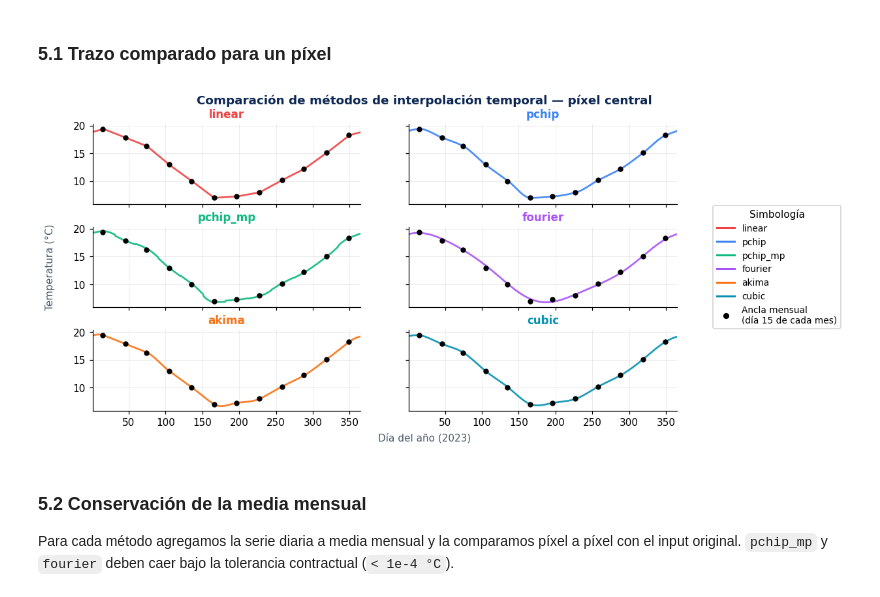
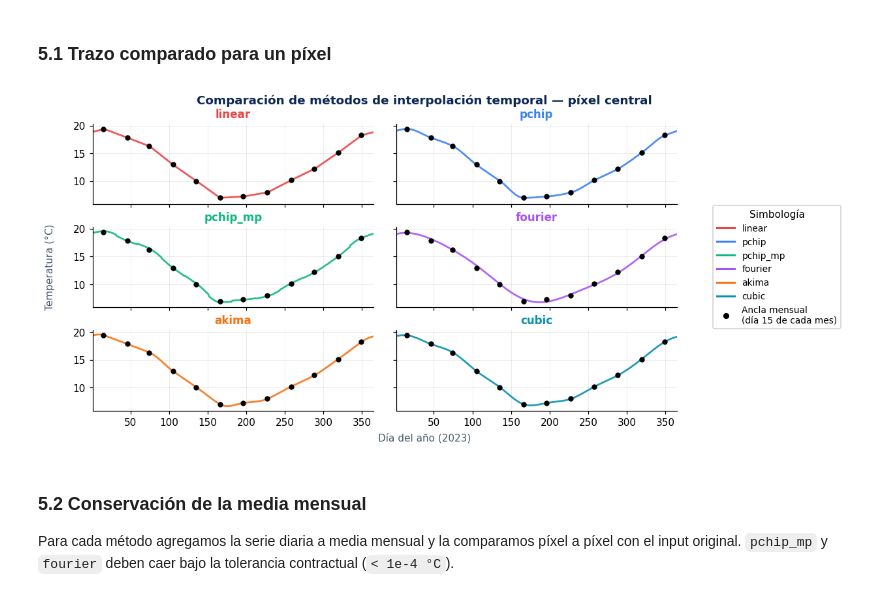
Before and after one commit to djwillichile/tempify, a Jupyter notebook: docs/tutorials/01-getting-started.ipynb, the cells around one changed output. Cells and saved outputs as stored; diff of their text form; code cells hidden in the pictures.

```diff
--- a/docs/tutorials/01-getting-started.ipynb
+++ b/docs/tutorials/01-getting-started.ipynb
@@ -111,12 +111,12 @@ El método recomendado por defecto es `pchip_mp` (PCHIP con conservación iterat
 
 La API es de tres líneas: `PipelineConfig` → `TempifyPipeline(cfg).run(input_dir)` → `result`.
 # %%
-OUT_DIR = Path("out") / "cubic"
+OUT_DIR = Path("out") / "pchip_mp"
 if OUT_DIR.exists():
     shutil.rmtree(OUT_DIR)
 
 cfg = PipelineConfig(
-    method="cubic",
+    method="pchip_mp",
     target_year=2023,
     output_dir=OUT_DIR,
     output_format="netcdf",
@@ -374,35 +377,35 @@ anchor_handle = mlines.Line2D(
     marker="o",
     markersize=5,
     linestyle="None",
     label="Ancla mensual\n(día 15 de cada mes)",
 )
 
 legend_handles = method_handles + [anchor_handle]
 
 fig.legend(
     handles=legend_handles,
     loc="center left",
     bbox_to_anchor=(0.86, 0.50),
     fontsize=9,
     frameon=True,
     framealpha=0.9,
     title="Simbología",
     title_fontsize=10,
 )
 
 # Deja espacio a la derecha para la leyenda
 fig.subplots_adjust(
     left=0.08,
     right=0.82,
     top=0.90,
     bottom=0.10,
-    wspace=0.18,
+    wspace=0.08,
     hspace=0.28,
 )
 
 plt.show()
 # %% [output]
-[figure, old version]
+[figure, new version]
 # %% [markdown]
 ### 5.2 Conservación de la media mensual
 
```
Also changed, not shown: parts of 4 cells of this notebook.
